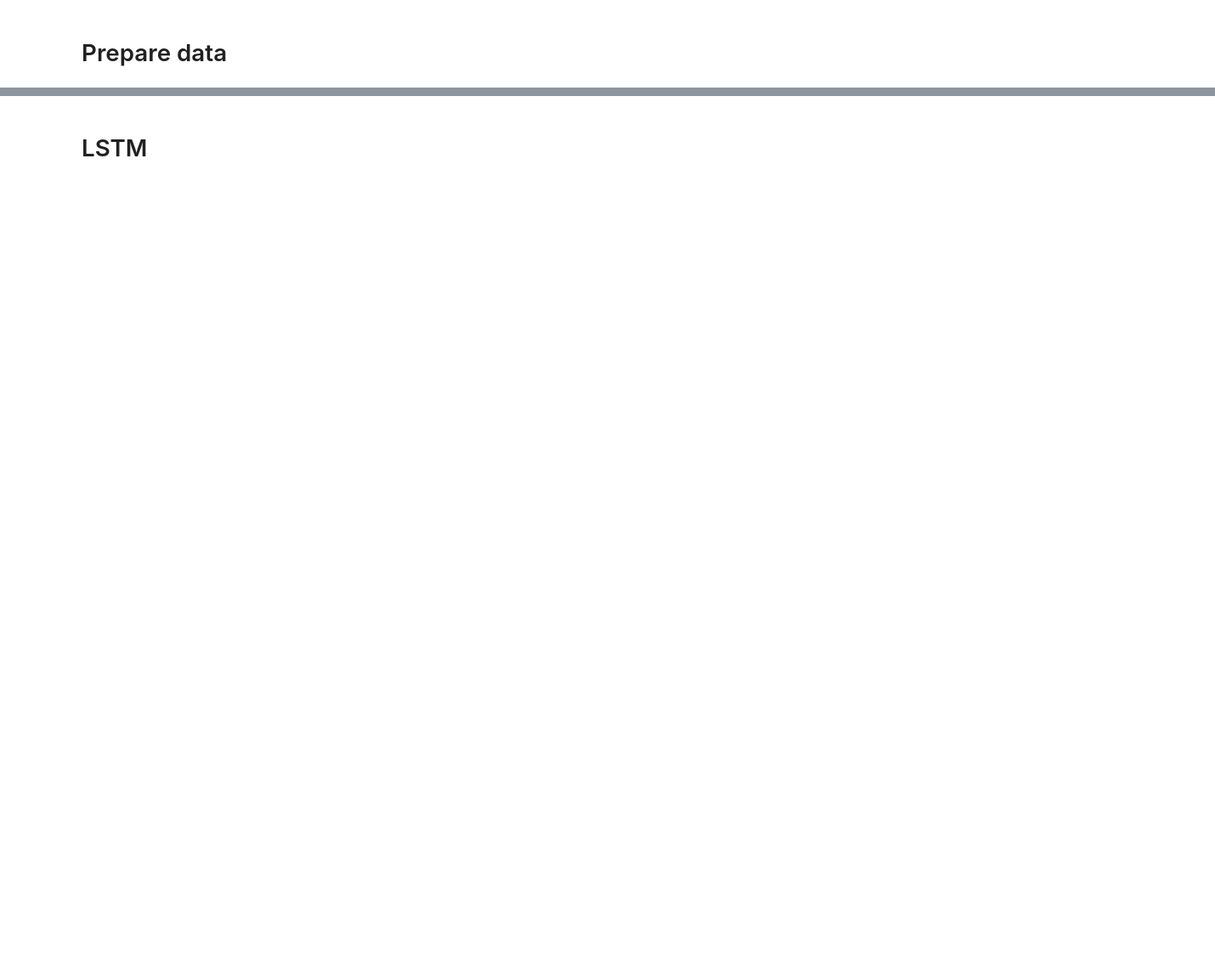
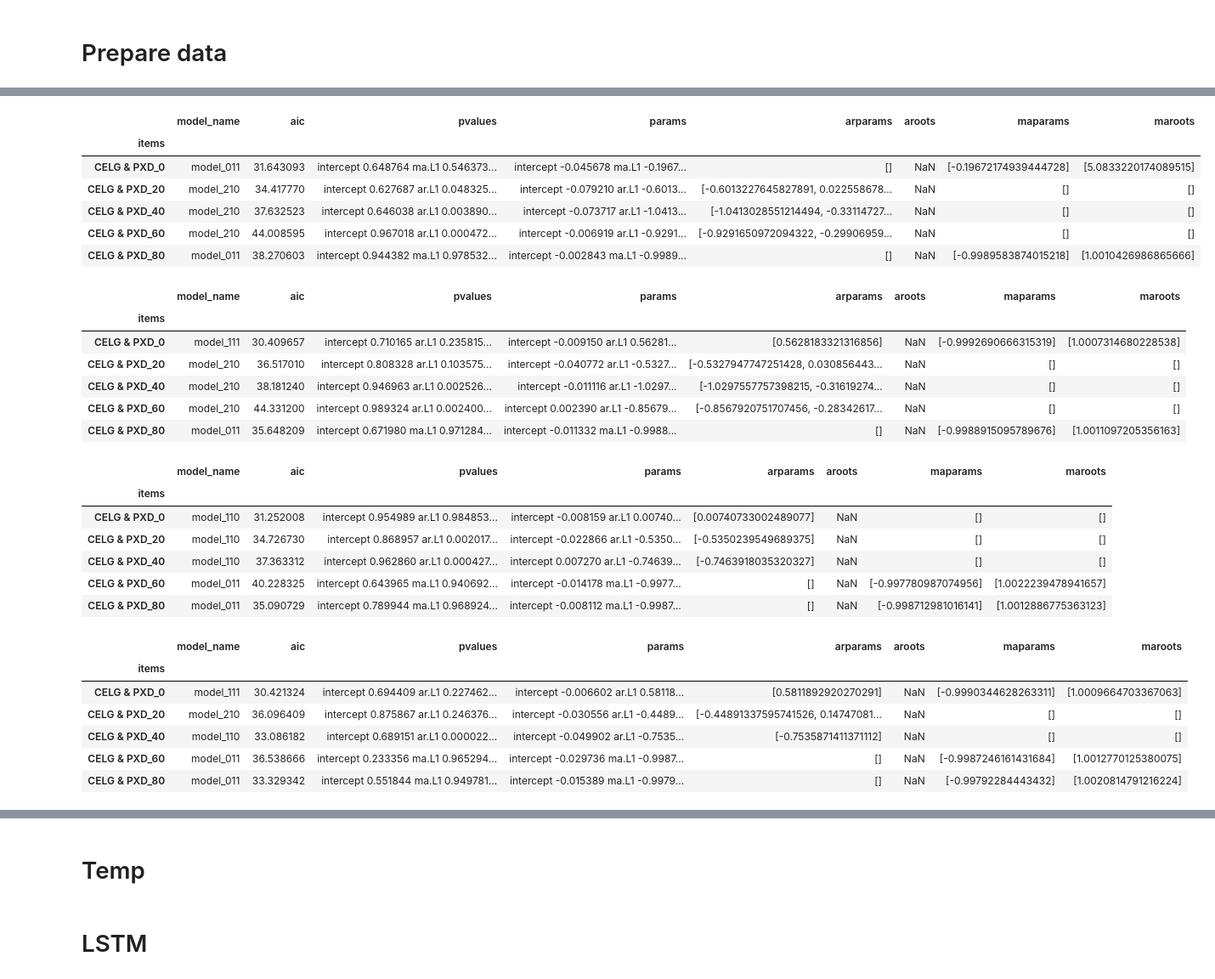
Before and after one commit to theabc50111/ARIMA-LSTM-hybrid-corrcoef-predict, a Jupyter notebook: extended_reasearch_YWT/rebuild_hybrid_model/hybrid_model_train.ipynb, the cells around one changed output, grey strips where cells are left out. Shown at 85% size. Saved outputs shown, nothing was run; the diff lists cells and outputs as text; code cells hidden in the pictures; blank space fills up the shorter version.

Commit message:
revise arima model part of hybrid_train

```diff
--- a/extended_reasearch_YWT/rebuild_hybrid_model/hybrid_model_train.ipynb
+++ b/extended_reasearch_YWT/rebuild_hybrid_model/hybrid_model_train.ipynb
@@ -76,17 +71,17 @@ time: 110 ms (started: 2022-08-07 07:21:25 +00:00)
 def gen_data_corr(portfolio: list, corr_ind: list) -> "pd.DataFrame":
     tmp_corr = stock_price_df[portfolio[0]].rolling(window=100).corr(stock_price_df[portfolio[1]])
     tmp_corr = tmp_corr.iloc[corr_ind].values
-    data_df = pd.DataFrame(tmp_corr.reshape(-1, 24))
+    data_df = pd.DataFrame(tmp_corr.reshape(-1, 24), dtype="float32")
     ind = [f"{portfolio[0]} & {portfolio[1]}_{i}" for i in range(0, 100, 20)]
     data_df.index = ind
     return data_df
 
 
 def gen_train_data(portfolio: list, corr_ind: list, save_file: bool = False)-> "four pd.DataFrame":
-    train_df = pd.DataFrame()
-    dev_df = pd.DataFrame()
-    test1_df = pd.DataFrame()
-    test2_df = pd.DataFrame()
+    train_df = pd.DataFrame(dtype="float32")
+    dev_df = pd.DataFrame(dtype="float32")
+    test1_df = pd.DataFrame(dtype="float32")
+    test2_df = pd.DataFrame(dtype="float32")
 
     for pair in tqdm(combinations(portfolio, 2)):
         data_df = gen_data_corr([pair[0], pair[1]], corr_ind=corr_ind)
@@ -97,15 +92,15 @@ def gen_train_data(portfolio: list, corr_ind: list, save_file: bool = False)-> "
         test2_df = pd.concat([test2_df, data_df.iloc[:, 3:24]])
 
     if save_file:
-        pathlib.Path('./dataset/before_arima/').mkdir(parents=True, exist_ok=True)
-        train_df.to_csv("./dataset/before_arima/train.csv")
-        dev_df.to_csv("./dataset/before_arima/dev.csv")
-        test1_df.to_csv("./dataset/before_arima/test1.csv")
-        test2_df.to_csv("./dataset/before_arima/test2.csv")
+        Path('./dataset/before_arima/').mkdir(parents=True, exist_ok=True)
+        train_df.to_csv(f"./dataset/before_arima/{output_file_name}_train.csv")
+        dev_df.to_csv(f"./dataset/before_arima/{output_file_name}_dev.csv")
+        test1_df.to_csv(f"./dataset/before_arima/{output_file_name}_test1.csv")
+        test2_df.to_csv(f"./dataset/before_arima/{output_file_name}_test2.csv")
 
     return train_df, dev_df, test1_df, test2_df
 
 
 corr_ind = list(range(99, 2400, 100)) + list(range(99+20, 2500, 100)) + list(range(99+40, 2500, 100)) + list(range(99+60, 2500, 100)) + list(range(99+80, 2500, 100))
-corr_datasets = gen_train_data(portfolio_implement, corr_ind, save_file = True)
+corr_datasets = gen_train_data(portfolio_implement, corr_ind, save_file = save_raw_corr_data)
 # %% [output]
@@ -185,4 +196,35 @@ time: 2.09 ms (started: 2022-08-07 07:26:38 +00:00)
 # %%
 for (file_name, dataset) in tqdm(zip(['train', 'dev', 'test1', 'test2'], corr_datasets)):
-    arima_model(dataset, save_file_name=file_name)
+    if save_train_info_arima_resid_data:
+        arima_model(dataset, save_file_period=file_name)
+    else:
+        arima_model(dataset)
 # %% [output]
+|  | model_name | aic | pvalues | params | arparams | aroots | maparams | maroots |
+| items |  |  |  |  |  |  |  |  |
+| CELG & PXD_0 | model_011 | 31.643093 | intercept 0.648764 ma.L1 0.546373... | intercept -0.045678 ma.L1 -0.1967... | [] | NaN | [-0.19672174939444728] | [5.0833220174089515] |
+| CELG & PXD_20 | model_210 | 34.417770 | intercept 0.627687 ar.L1 0.048325... | intercept -0.079210 ar.L1 -0.6013... | [-0.6013227645827891, 0.022558678... | NaN | [] | [] |
+| CELG & PXD_40 | model_210 | 37.632523 | intercept 0.646038 ar.L1 0.003890... | intercept -0.073717 ar.L1 -1.0413... | [-1.0413028551214494, -0.33114727... | NaN | [] | [] |
+| CELG & PXD_60 | model_210 | 44.008595 | intercept 0.967018 ar.L1 0.000472... | intercept -0.006919 ar.L1 -0.9291... | [-0.9291650972094322, -0.29906959... | NaN | [] | [] |
+| CELG & PXD_80 | model_011 | 38.270603 | intercept 0.944382 ma.L1 0.978532... | intercept -0.002843 ma.L1 -0.9989... | [] | NaN | [-0.9989583874015218] | [1.0010426986865666] |
+|  | model_name | aic | pvalues | params | arparams | aroots | maparams | maroots |
+| items |  |  |  |  |  |  |  |  |
+| CELG & PXD_0 | model_111 | 30.409657 | intercept 0.710165 ar.L1 0.235815... | intercept -0.009150 ar.L1 0.56281... | [0.5628183321316856] | NaN | [-0.9992690666315319] | [1.0007314680228538] |
+| CELG & PXD_20 | model_210 | 36.517010 | intercept 0.808328 ar.L1 0.103575... | intercept -0.040772 ar.L1 -0.5327... | [-0.5327947747251428, 0.030856443... | NaN | [] | [] |
+| CELG & PXD_40 | model_210 | 38.181240 | intercept 0.946963 ar.L1 0.002526... | intercept -0.011116 ar.L1 -1.0297... | [-1.0297557757398215, -0.31619274... | NaN | [] | [] |
+| CELG & PXD_60 | model_210 | 44.331200 | intercept 0.989324 ar.L1 0.002400... | intercept 0.002390 ar.L1 -0.85679... | [-0.8567920751707456, -0.28342617... | NaN | [] | [] |
+| CELG & PXD_80 | model_011 | 35.648209 | intercept 0.671980 ma.L1 0.971284... | intercept -0.011332 ma.L1 -0.9988... | [] | NaN | [-0.9988915095789676] | [1.0011097205356163] |
+|  | model_name | aic | pvalues | params | arparams | aroots | maparams | maroots |
+| items |  |  |  |  |  |  |  |  |
+| CELG & PXD_0 | model_110 | 31.252008 | intercept 0.954989 ar.L1 0.984853... | intercept -0.008159 ar.L1 0.00740... | [0.00740733002489077] | NaN | [] | [] |
+| CELG & PXD_20 | model_110 | 34.726730 | intercept 0.868957 ar.L1 0.002017... | intercept -0.022866 ar.L1 -0.5350... | [-0.5350239549689375] | NaN | [] | [] |
+| CELG & PXD_40 | model_110 | 37.363312 | intercept 0.962860 ar.L1 0.000427... | intercept 0.007270 ar.L1 -0.74639... | [-0.7463918035320327] | NaN | [] | [] |
+| CELG & PXD_60 | model_011 | 40.228325 | intercept 0.643965 ma.L1 0.940692... | intercept -0.014178 ma.L1 -0.9977... | [] | NaN | [-0.997780987074956] | [1.0022239478941657] |
+| CELG & PXD_80 | model_011 | 35.090729 | intercept 0.789944 ma.L1 0.968924... | intercept -0.008112 ma.L1 -0.9987... | [] | NaN | [-0.998712981016141] | [1.0012886775363123] |
+|  | model_name | aic | pvalues | params | arparams | aroots | maparams | maroots |
+| items |  |  |  |  |  |  |  |  |
+| CELG & PXD_0 | model_111 | 30.421324 | intercept 0.694409 ar.L1 0.227462... | intercept -0.006602 ar.L1 0.58118... | [0.5811892920270291] | NaN | [-0.9990344628263311] | [1.0009664703367063] |
+| CELG & PXD_20 | model_210 | 36.096409 | intercept 0.875867 ar.L1 0.246376... | intercept -0.030556 ar.L1 -0.4489... | [-0.44891337595741526, 0.14747081... | NaN | [] | [] |
+| CELG & PXD_40 | model_110 | 33.086182 | intercept 0.689151 ar.L1 0.000022... | intercept -0.049902 ar.L1 -0.7535... | [-0.7535871411371112] | NaN | [] | [] |
+| CELG & PXD_60 | model_011 | 36.538666 | intercept 0.233356 ma.L1 0.965294... | intercept -0.029736 ma.L1 -0.9987... | [] | NaN | [-0.9987246161431684] | [1.0012770125380075] |
+| CELG & PXD_80 | model_011 | 33.329342 | intercept 0.551844 ma.L1 0.949781... | intercept -0.015389 ma.L1 -0.9979... | [] | NaN | [-0.99792284443432] | [1.0020814791216224] |
@@ -189,0 +232,2 @@ time: 10h 8min 3s (started: 2022-08-07 07:26:38 +00:00)
+# %% [markdown]
+# Temp
```
Also changed, not shown: parts of 12 cells of this notebook, 9 other files.
